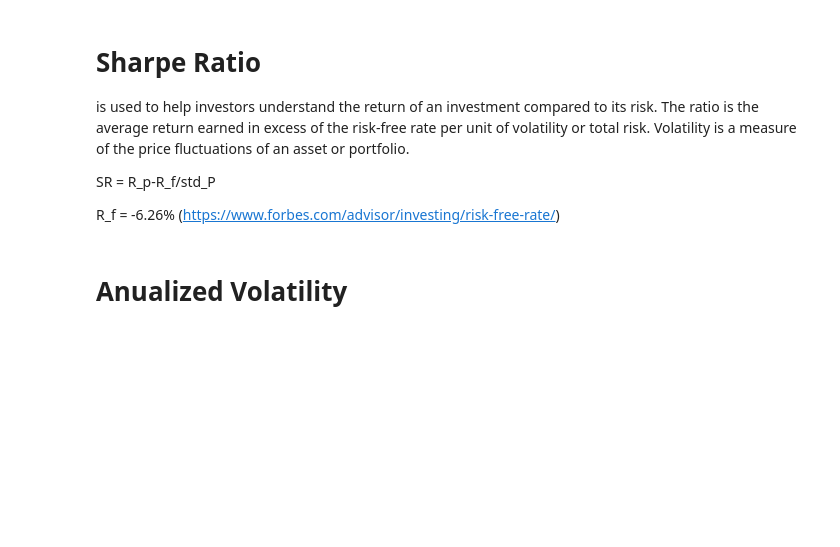
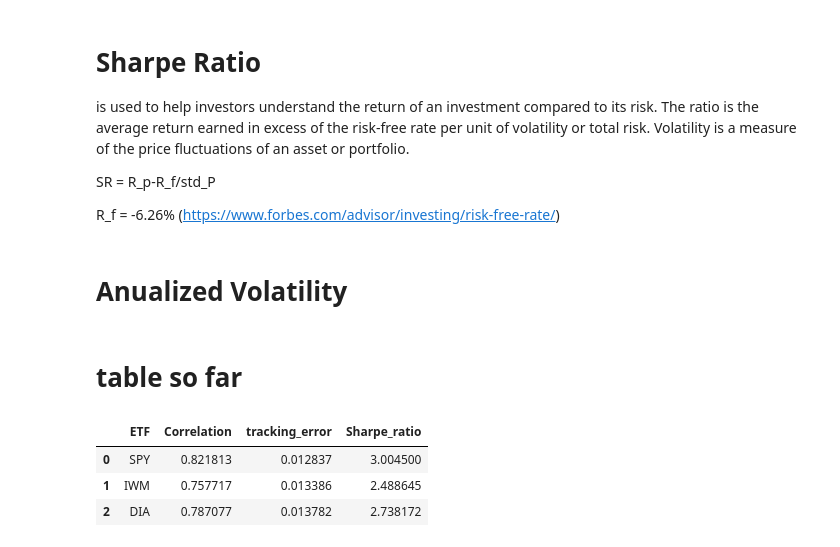
Before and after one commit to CCNY-Analytics-and-Quant/group_proj_jenifer_and_Huihuang-, a Jupyter notebook: project1_jeniferV.ipynb, the cells around one changed output. Drawn from its saved outputs; the diff is of its cells as text; code cells hidden in the pictures; blank space fills up the shorter version.

```diff
--- a/project1_jeniferV.ipynb
+++ b/project1_jeniferV.ipynb
@@ -220,3 +220,14 @@ log_return = np.sum(np.log(data/data.shift())*portfolio, axis=1)
 sharpe_ratio = log_return.mean()/log_return.std()
 # %% [markdown]
 # Anualized Volatility
+# %% [markdown]
+# table so far
+# %%
+data_2 = {'ETF':benches, "Correlation": corr, "tracking_error":tracking_Errors,"Sharpe_ratio":sharpe_r}
+risk_vs_ETF = pd.DataFrame(data_2)
+risk_vs_ETF
+# %% [output]
+|  | ETF | Correlation | tracking_error | Sharpe_ratio |
+| 0 | SPY | 0.821813 | 0.012837 | 3.004500 |
+| 1 | IWM | 0.757717 | 0.013386 | 2.488645 |
+| 2 | DIA | 0.787077 | 0.013782 | 2.738172 |
```
